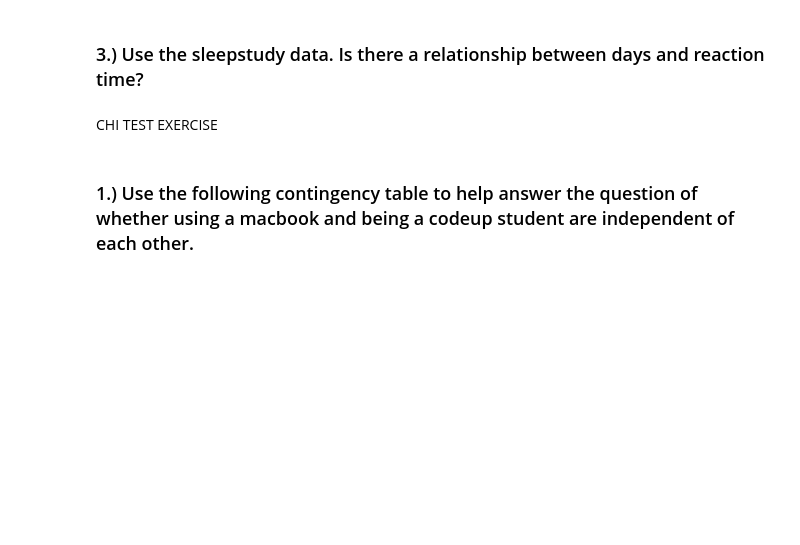
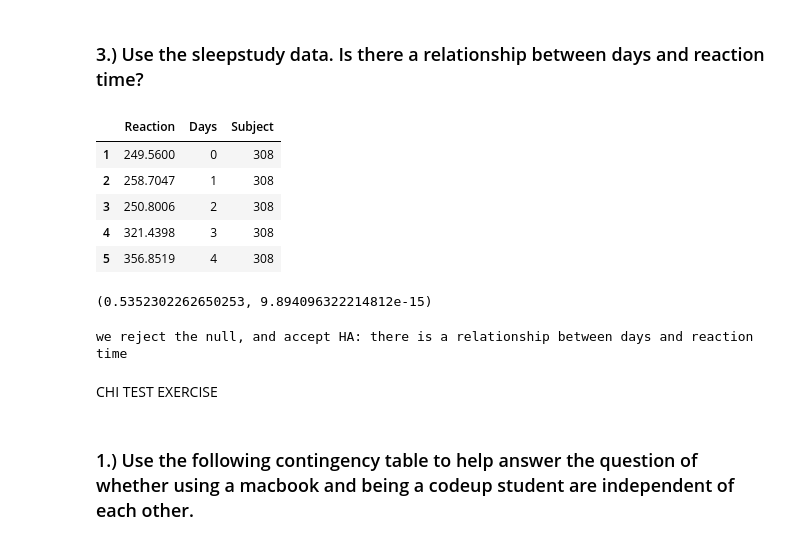
Before and after one commit to RobLMurphy92/statistics-exercises, a Jupyter notebook: hypothesis_testing.ipynb, the cells around one changed output. Cells and saved outputs as stored; diff of their text form; code cells hidden in the pictures; blank space fills up the shorter version.

```diff
--- a/hypothesis_testing.ipynb
+++ b/hypothesis_testing.ipynb
@@ -431,5 +498,27 @@ r, p
 # %% [markdown]
 ### 3.) Use the sleepstudy data. Is there a relationship between days and reaction time?
+# %%
+sleepstudy  = data('sleepstudy')
+sleepstudy.head()
+# %% [output]
+|  | Reaction | Days | Subject |
+| 1 | 249.5600 | 0 | 308 |
+| 2 | 258.7047 | 1 | 308 |
+| 3 | 250.8006 | 2 | 308 |
+| 4 | 321.4398 | 3 | 308 |
+| 5 | 356.8519 | 4 | 308 |
+# %%
+r, p = stats.pearsonr( sleepstudy.Days, sleepstudy.Reaction)
+r, p
+# %% [output]
+(0.5352302262650253, 9.894096322214812e-15)
+# %%
+if p < 0.05:
+    print('we reject the null, and accept HA: there is a relationship between days and reaction time')
+else:
+    print('we accept null there is no relationship bewteen days and reaction time')
+# %% [output]
+we reject the null, and accept HA: there is a relationship between days and reaction time
 # %% [markdown]
 CHI TEST EXERCISE
 # %% [markdown]
```
Also changed, not shown: parts of 20 cells of this notebook.
